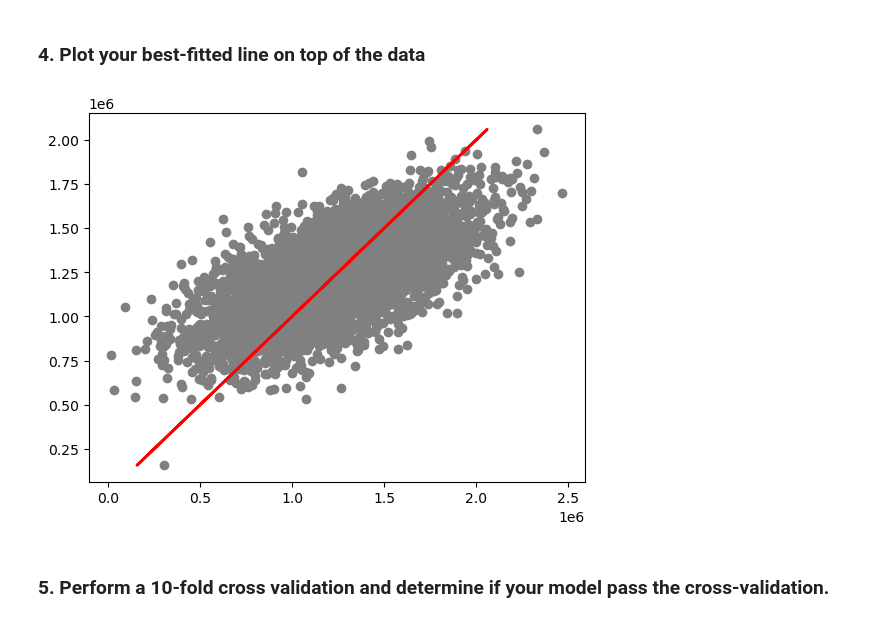
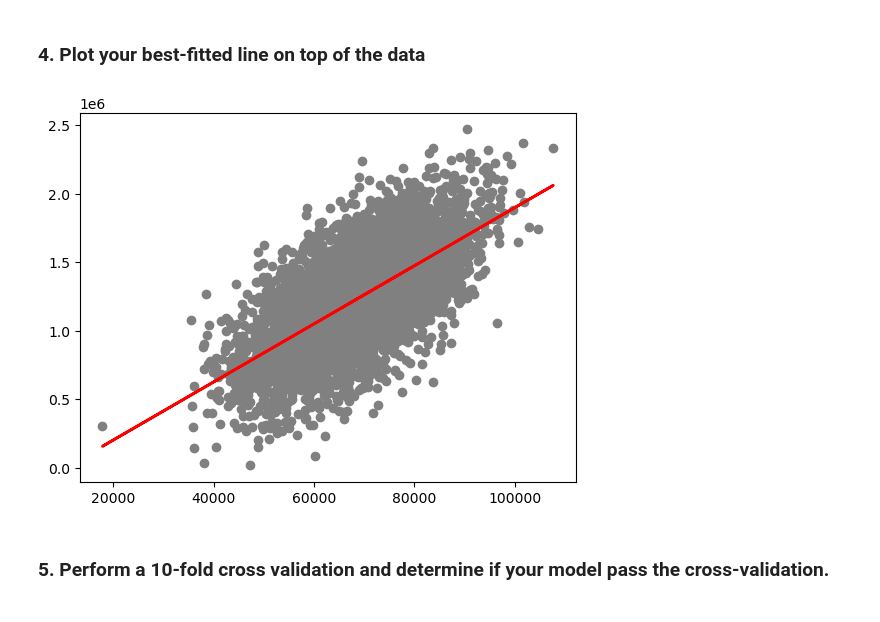
Before and after one commit to Tony363/CIS4526, a Jupyter notebook: cis4525-quiz4.ipynb, the cells around one changed output. Drawn from its saved outputs; the diff is of its cells as text; code cells hidden in the pictures.

```diff
--- a/cis4525-quiz4.ipynb
+++ b/cis4525-quiz4.ipynb
@@ -141,10 +141,10 @@ f'Mean squared error is {mse(pred,Y)}'
 # %% [markdown]
 ### 4. Plot your best-fitted line on top of the data
 # %%
-plt.scatter(Y,pred,  color='gray')
-plt.plot(pred.tolist(),pred.tolist(), color='red', linewidth=2)
+plt.scatter(X.Income,Y,  color='gray')
+plt.plot(X.Income,pred, color='red', linewidth=2)
 plt.show()
 # %% [output]
-[figure, old version]
+[figure, new version]
 # %% [markdown]
 ### 5. Perform a 10-fold cross validation and determine if your model pass the cross-validation.
```
Also changed, not shown: parts of 12 cells of this notebook.
